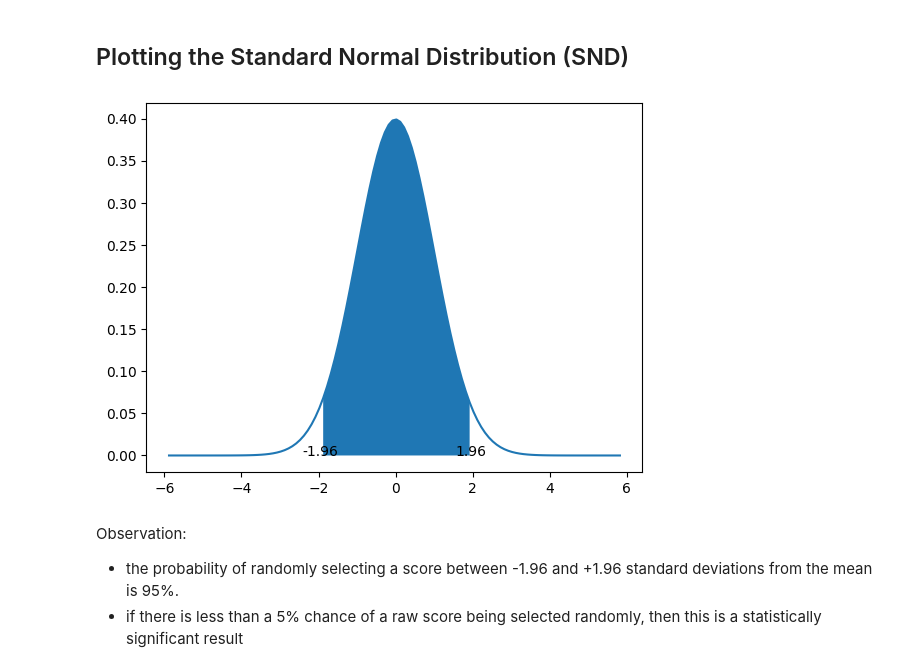
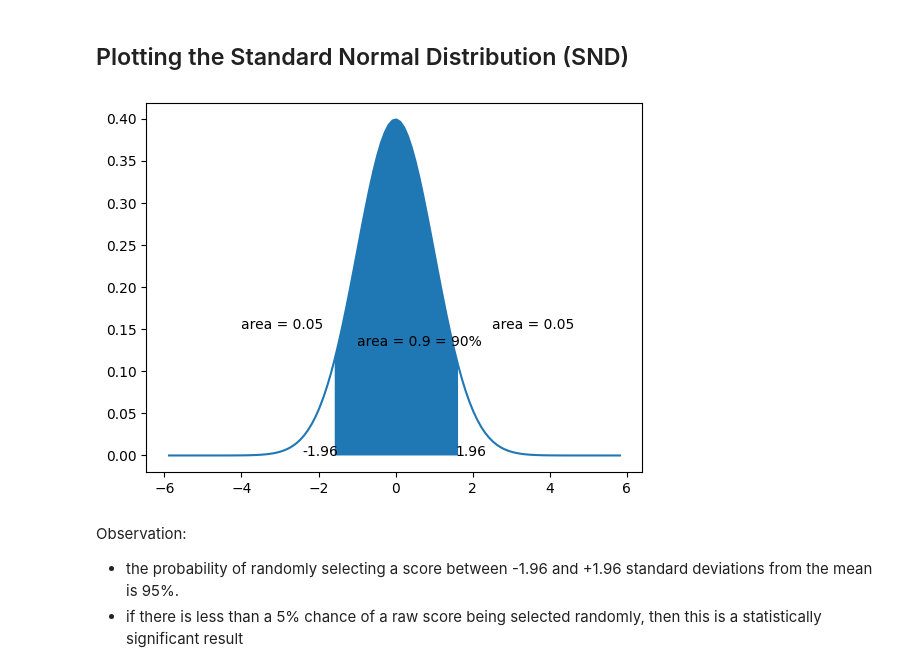
Before and after one commit to alextanhongpin/python-experimentation-for-engineers, a Jupyter notebook: 02_ab_test_summary.ipynb, the cells around one changed output. Cells and saved outputs as stored; diff of their text form; code cells hidden in the pictures.

```diff
--- a/02_ab_test_summary.ipynb
+++ b/02_ab_test_summary.ipynb
@@ -61,28 +61,34 @@ z
 # %%
 import numpy as np
 from matplotlib.pyplot import subplots
 from scipy.stats import norm
 
 std_lim = 1.96  # 95% Confidence Interval (CI)
 
 # Plot between -10 and 10 with 0.1 steps
 X = np.arange(-std_lim * 3, std_lim * 3, 0.1)
 ax = subplots()[1]
 
 # Mean and std of any SND is always 0 and 1 respectively.
 mean = 0
 std = 1
 pdf = norm.pdf(X, mean, std)
 ax.plot(X, pdf)
 
 lo = mean - std_lim * std
 hi = mean + std_lim * std
 
-ax.fill_between(X, pdf, where=(X > lo) & (X < hi))
+# ax.fill_between(X, pdf, where=(X > lo) & (X < hi))
+ax.fill_between(X, pdf, where=(X <= norm.ppf(0.95)) & (X >= norm.ppf(0.05)))
 ax.text(lo, 0, lo, ha="center")
-ax.text(hi, 0, hi, ha="center");
+ax.text(hi, 0, hi, ha="center")
+
+
+ax.text(2.5, 0.15, "area = 0.05")
+ax.text(-1, 0.13, "area = 0.9 = 90%")
+ax.text(-4, 0.15, "area = 0.05");
 # %% [output]
-[figure, old version]
+[figure, new version]
 # %% [markdown]
 Observation:
 - the probability of randomly selecting a score between -1.96 and +1.96 standard deviations from the mean is 95%.
```
Also changed, not shown: parts of 15 cells of this notebook, 14 other files.
